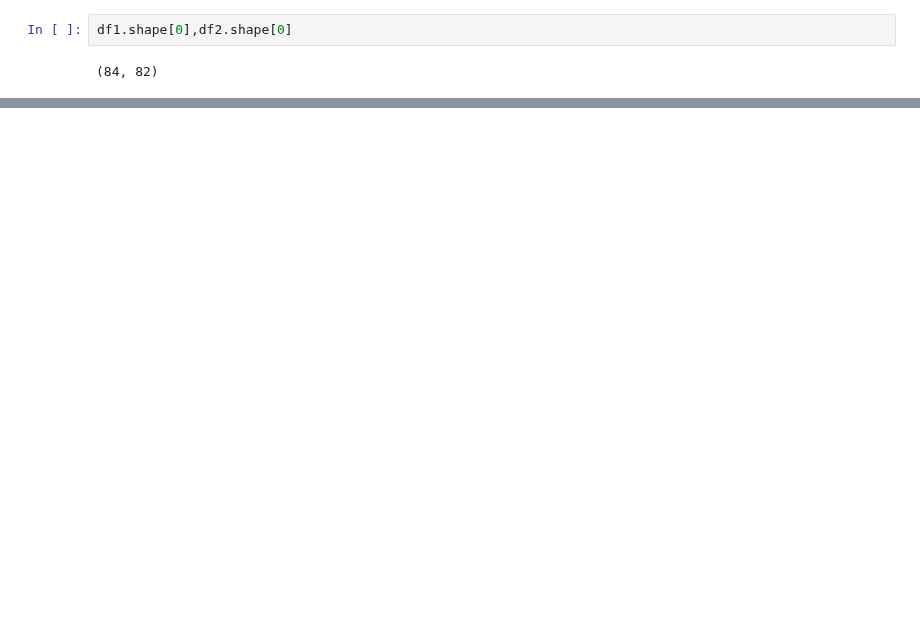
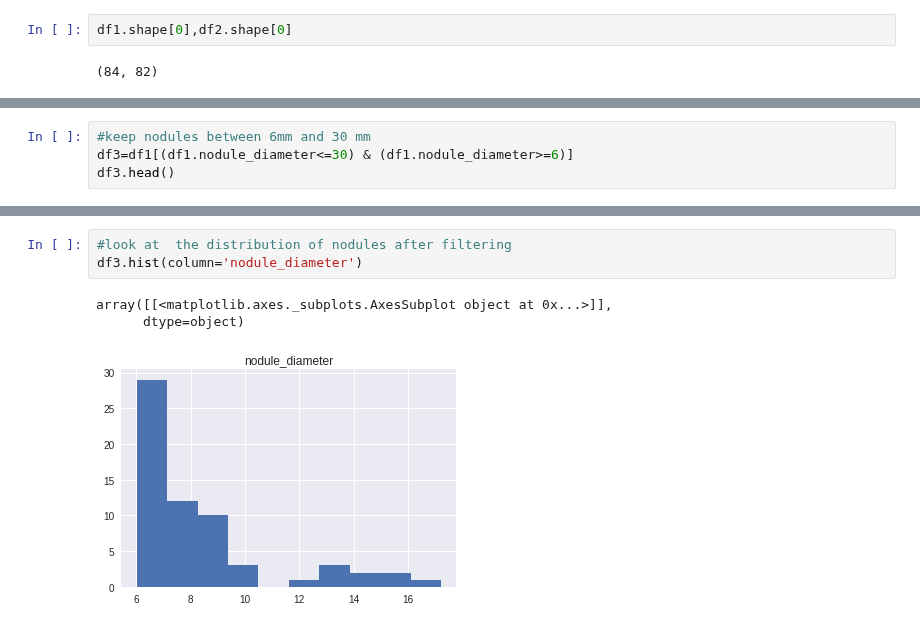
Before and after one commit to MariamQusai/DLToolboxImg, a Jupyter notebook: DL_003_filter_nodules_by_diameter.ipynb, the cells around one changed output, grey strips where cells are left out. Cells and saved outputs as stored; diff of their text form; blank space fills up the shorter version.

```diff
--- a/DL_003_filter_nodules_by_diameter.ipynb
+++ b/DL_003_filter_nodules_by_diameter.ipynb
@@ -221,0 +201,4 @@ df_train
+# %%
+#keep nodules between 6mm and 30 mm
+df3=df1[(df1.nodule_diameter<=30) & (df1.nodule_diameter>=6)]
+df3.head()
@@ -221,0 +219,7 @@ df_train
+# %%
+#look at  the distribution of nodules after filtering
+df3.hist(column='nodule_diameter')
+# %% [output]
+array([[<matplotlib.axes._subplots.AxesSubplot object at 0x...>]],
+      dtype=object)
+[figure, added]
```
Also changed, not shown: parts of 4 cells of this notebook.
